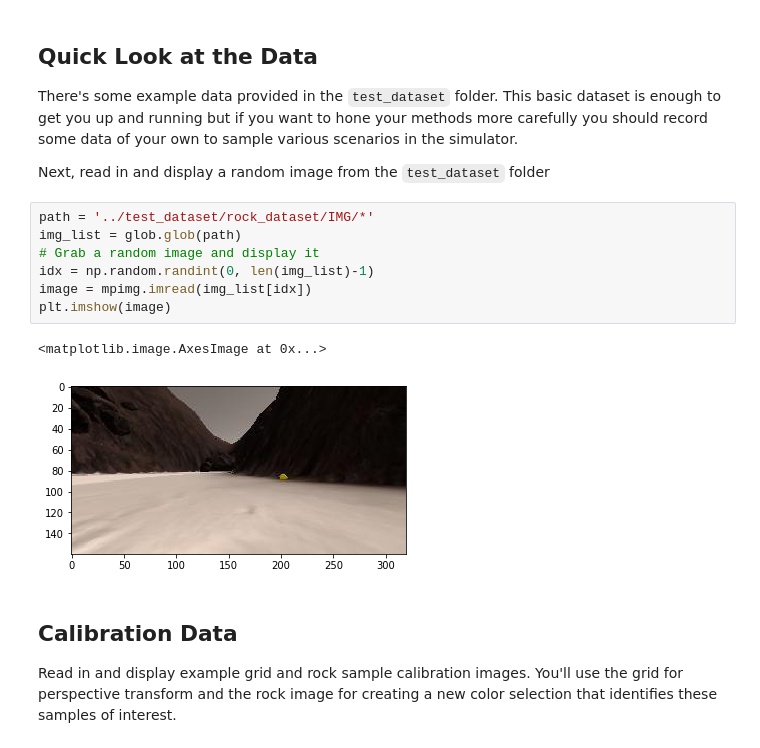
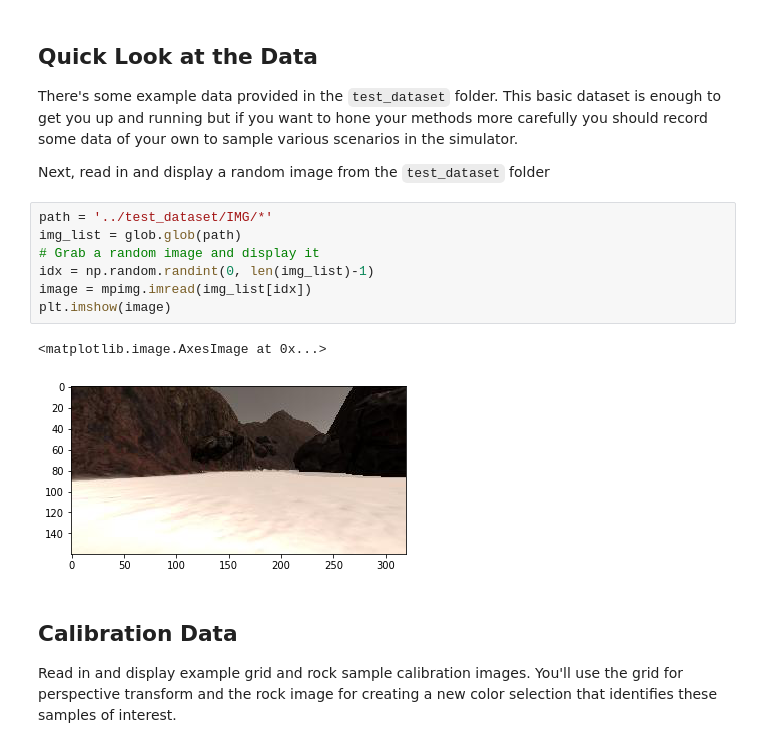
Before and after one commit to prasanjit6485/RoboND-RoverProject, a Jupyter notebook: code/Rover_Project_Test_Notebook.ipynb, the cells around one changed output. Saved outputs shown, nothing was run; the diff lists cells and outputs as text.

```diff
--- a/code/Rover_Project_Test_Notebook.ipynb
+++ b/code/Rover_Project_Test_Notebook.ipynb
@@ -35,15 +35,15 @@ There's some example data provided in the `test_dataset` folder.  This basic dat
 
 Next, read in and display a random image from the `test_dataset` folder
 # %%
-path = '../test_dataset/rock_dataset/IMG/*'
+path = '../test_dataset/IMG/*'
 img_list = glob.glob(path)
 # Grab a random image and display it
 idx = np.random.randint(0, len(img_list)-1)
 image = mpimg.imread(img_list[idx])
 plt.imshow(image)
 # %% [output]
 <matplotlib.image.AxesImage at 0x...>
-[figure, old version]
+[figure, new version]
 # %% [markdown]
 ## Calibration Data
 Read in and display example grid and rock sample calibration images.  You'll use the grid for perspective transform and the rock image for creating a new color selection that identifies these samples of interest.
```
Also changed, not shown: parts of 2 cells of this notebook.
